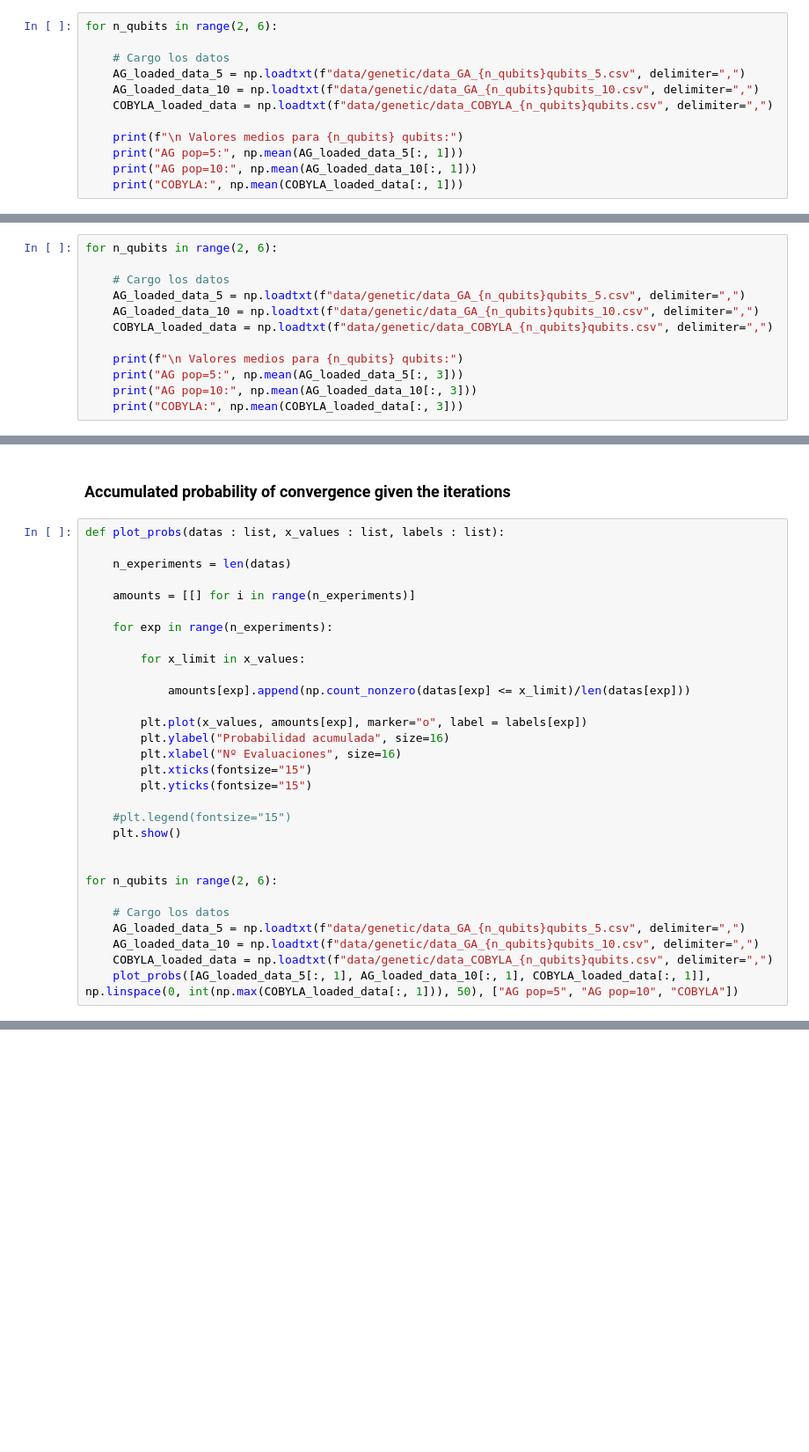
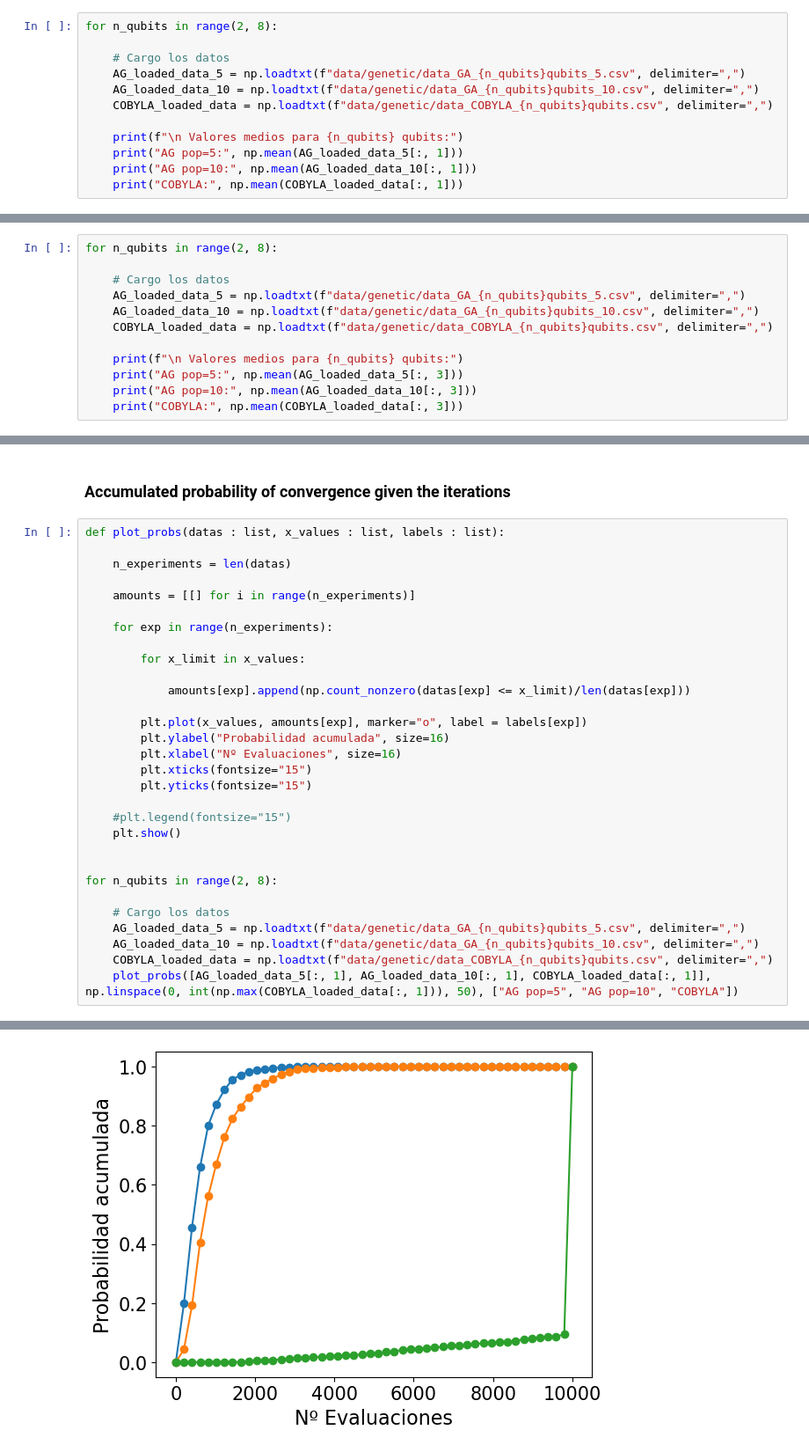
Before and after one commit to JLSM02/QML-Avoiding-BP, a Jupyter notebook: notebooks/VQE/BP_mitigation/Genetic_algorithm.ipynb, the cells around one changed output, grey strips where cells are left out. Shown at 88% size. Cells and saved outputs as stored; diff of their text form; blank space fills up the shorter version.

```diff
--- a/notebooks/VQE/BP_mitigation/Genetic_algorithm.ipynb
+++ b/notebooks/VQE/BP_mitigation/Genetic_algorithm.ipynb
@@ -258,7 +257,7 @@ plot_distrib(COBYLA_loaded_data[:, 3], 30, "Valor mínimo", color="#2ca02c")
 # %% [markdown]
 ### Expectated evaluations until convergence
 # %%
-for n_qubits in range(2, 6):
+for n_qubits in range(2, 8):
 
     # Cargo los datos
     AG_loaded_data_5 = np.loadtxt(f"data/genetic/data_GA_{n_qubits}qubits_5.csv", delimiter=",")
@@ -292,7 +289,7 @@ COBYLA: 8304.04
 # %% [markdown]
 ### Mean minimum value
 # %%
-for n_qubits in range(2, 6):
+for n_qubits in range(2, 8):
 
     # Cargo los datos
     AG_loaded_data_5 = np.loadtxt(f"data/genetic/data_GA_{n_qubits}qubits_5.csv", delimiter=",")
@@ -332,31 +327,32 @@ def plot_probs(datas : list, x_values : list, labels : list):
 
     amounts = [[] for i in range(n_experiments)]
 
     for exp in range(n_experiments):
 
         for x_limit in x_values:
 
             amounts[exp].append(np.count_nonzero(datas[exp] <= x_limit)/len(datas[exp]))
 
         plt.plot(x_values, amounts[exp], marker="o", label = labels[exp])
         plt.ylabel("Probabilidad acumulada", size=16)
         plt.xlabel("Nº Evaluaciones", size=16)
         plt.xticks(fontsize="15")
         plt.yticks(fontsize="15")
 
     #plt.legend(fontsize="15")
     plt.show()
 
 
-for n_qubits in range(2, 6):
+for n_qubits in range(2, 8):
 
     # Cargo los datos
     AG_loaded_data_5 = np.loadtxt(f"data/genetic/data_GA_{n_qubits}qubits_5.csv", delimiter=",")
     AG_loaded_data_10 = np.loadtxt(f"data/genetic/data_GA_{n_qubits}qubits_10.csv", delimiter=",")
     COBYLA_loaded_data = np.loadtxt(f"data/genetic/data_COBYLA_{n_qubits}qubits.csv", delimiter=",")
     plot_probs([AG_loaded_data_5[:, 1], AG_loaded_data_10[:, 1], COBYLA_loaded_data[:, 1]], np.linspace(0, int(np.max(COBYLA_loaded_data[:, 1])), 50), ["AG pop=5", "AG pop=10", "COBYLA"])
 # %% [output]
 [figure]
 [figure]
 [figure]
 [figure]
+[figure, added]
```
Also changed, not shown: parts of 6 cells of this notebook, 12 other files.
